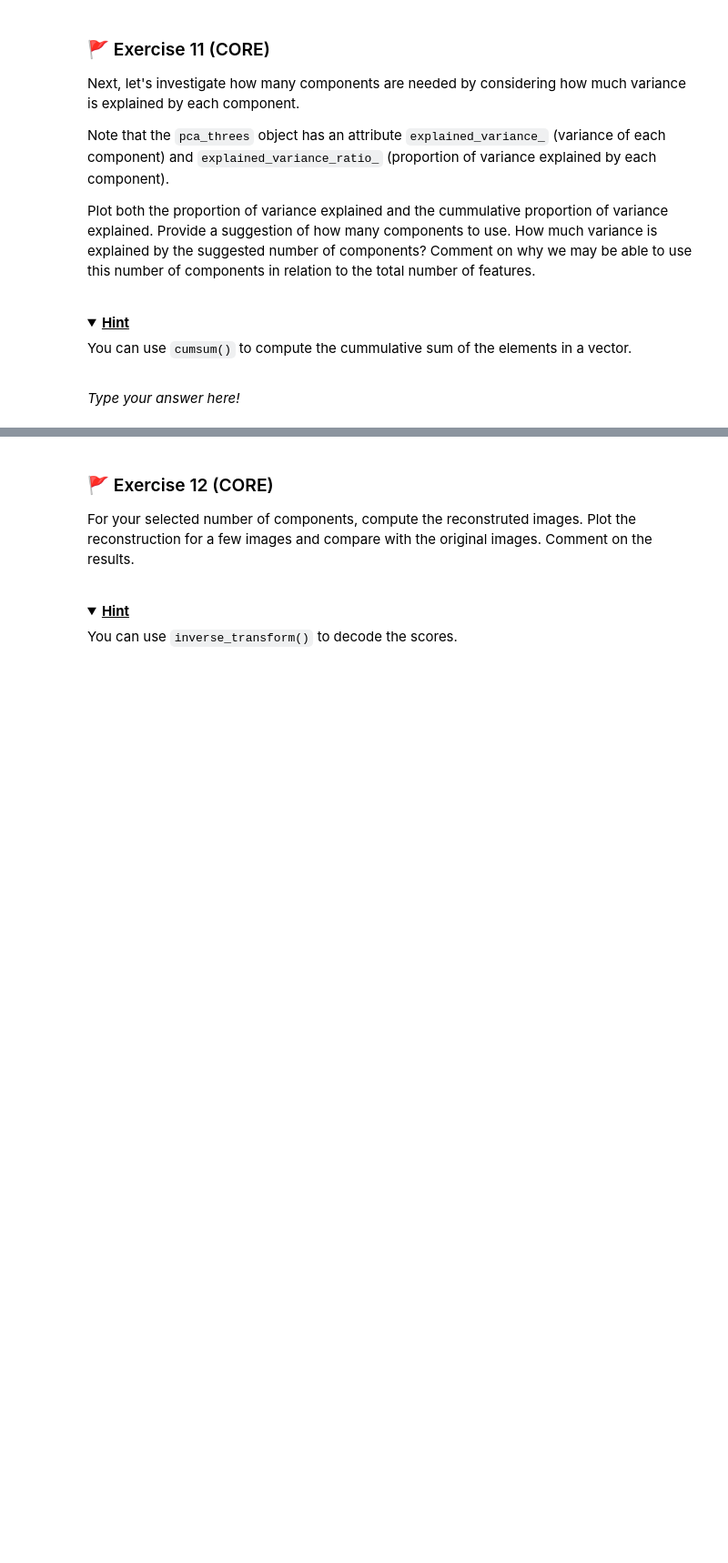
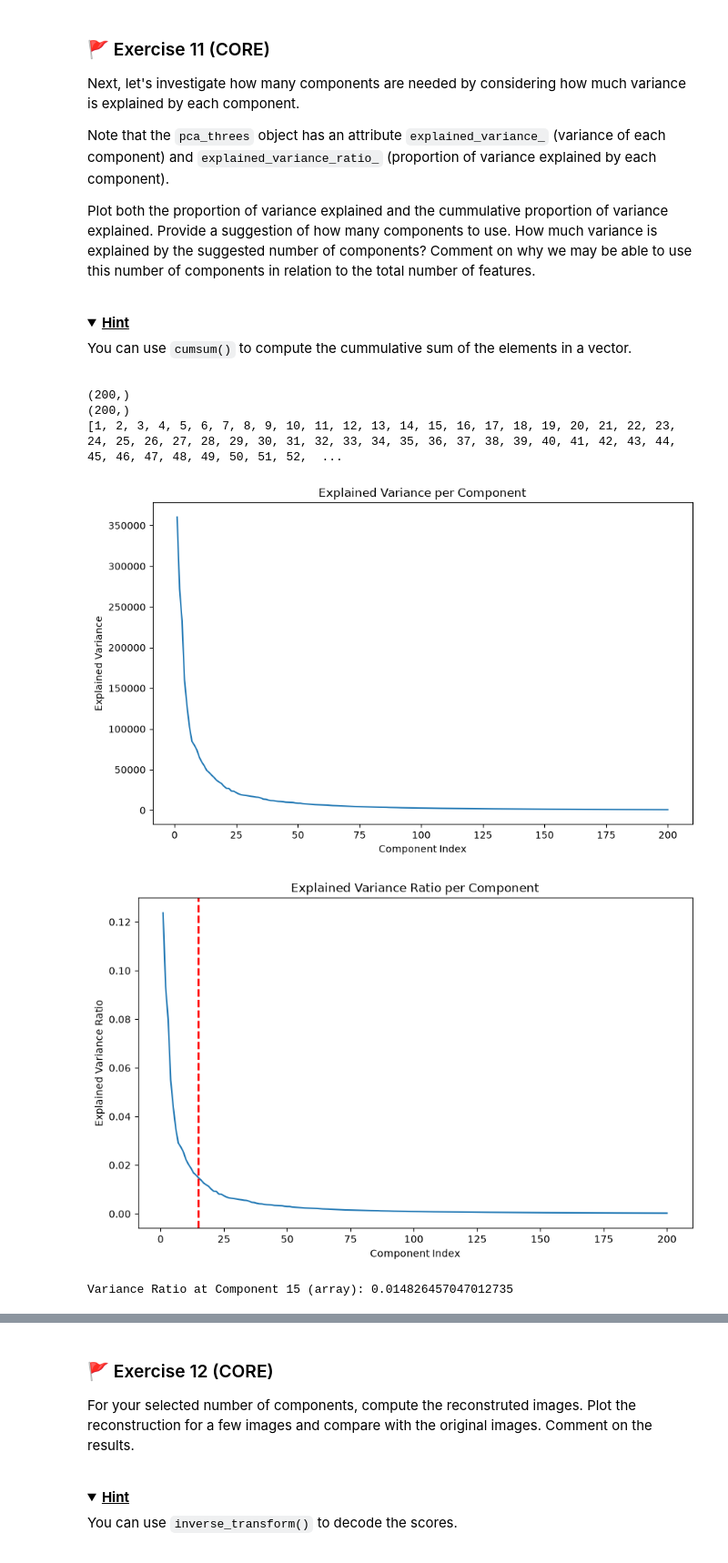
Before and after one commit to thomasvsinclair/ml-workshops, a Jupyter notebook: WS2/mlp_week02.ipynb, the cells around one changed output, grey strips where cells are left out. Shown at 91% size. Cells and saved outputs as stored; diff of their text form; code cells hidden in the pictures; folded sections open; blank space fills up the shorter version.

```diff
--- a/WS2/mlp_week02.ipynb
+++ b/WS2/mlp_week02.ipynb
@@ -403,2 +443,44 @@ You can use `cumsum()` to compute the cummulative sum of the elements in a vecto
-# %% [markdown]
-_Type your answer here!_
+# %%
+# Code for your answer here!
+
+exp_var = pca_threes.explained_variance_
+exp_var_ratio = pca_threes.explained_variance_ratio_
+
+print(exp_var.shape)
+print(exp_var_ratio.shape)
+
+x = [i for i in range(1,201)]
+print(x)
+
+df = pd.DataFrame({
+    'Component': x,
+    'Variance': exp_var,
+    'Variance_Ratio': exp_var_ratio
+})
+
+# Plot Explained Variance
+plt.figure(figsize=(10, 6))
+sns.lineplot(data=df, x='Component', y='Variance')
+plt.title('Explained Variance per Component')
+plt.xlabel('Component Index')
+plt.ylabel('Explained Variance')
+plt.show()
+
+# Plot Explained Variance Ratio
+plt.figure(figsize=(10, 6))
+sns.lineplot(data=df, x='Component', y='Variance_Ratio')
+plt.title('Explained Variance Ratio per Component')
+plt.axvline(x=15, color='red', linestyle='--', linewidth=2, label='15 Components')  # Highlight the intersection at 15 components
+plt.xlabel('Component Index')
+plt.ylabel('Explained Variance Ratio')
+plt.show()
+
+intersection_value_array = exp_var_ratio[14]
+print(f"Variance Ratio at Component 15 (array): {intersection_value_array}")
+# %% [output]
+(200,)
+(200,)
+[1, 2, 3, 4, 5, 6, 7, 8, 9, 10, 11, 12, 13, 14, 15, 16, 17, 18, 19, 20, 21, 22, 23, 24, 25, 26, 27, 28, 29, 30, 31, 32, 33, 34, 35, 36, 37, 38, 39, 40, 41, 42, 43, 44, 45, 46, 47, 48, 49, 50, 51, 52,  ...
+[figure, added]
+[figure, added]
+Variance Ratio at Component 15 (array): 0.014826457047012735
```
Also changed, not shown: parts of 32 cells of this notebook, 1 other file.
